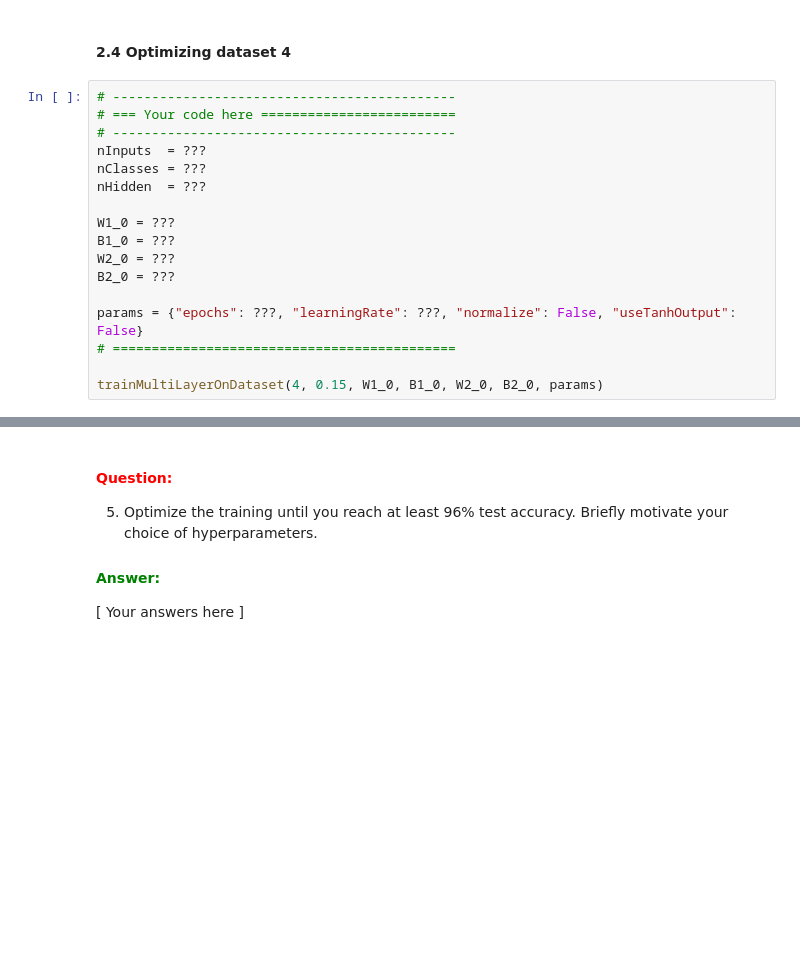
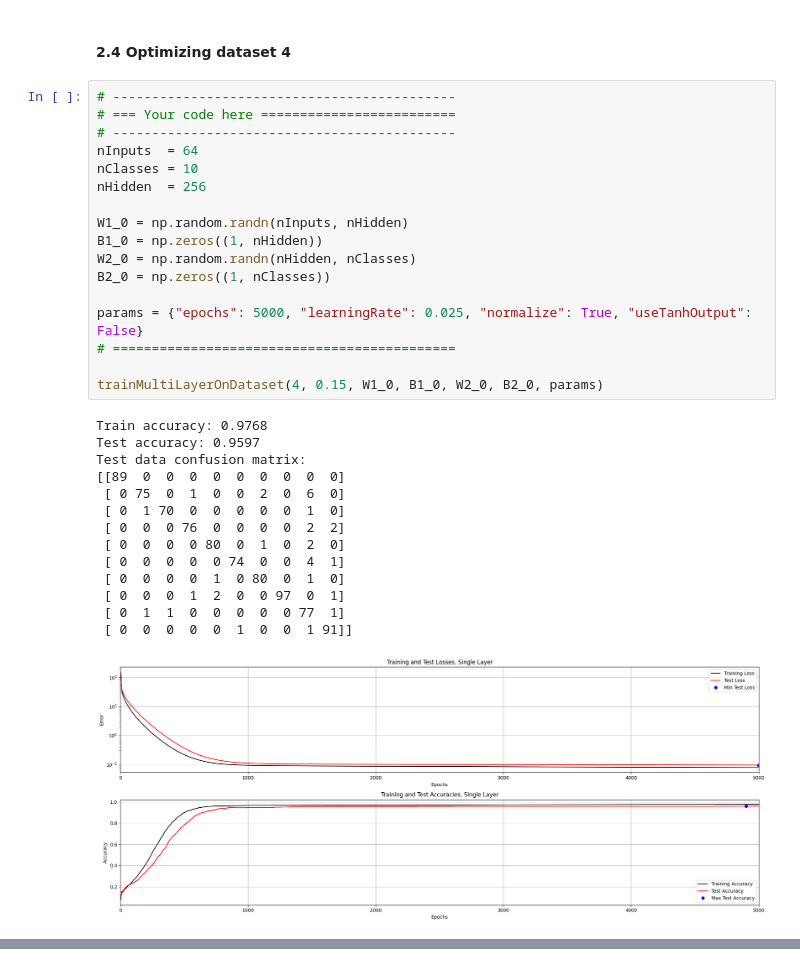
Before and after one commit to PranavC225/732A82_Deep_Learning, a Jupyter notebook: 1_Back_propagation/MultiLayer.ipynb, the cells around one changed output, grey strips where cells are left out. Drawn from its saved outputs; the diff is of its cells as text; blank space fills up the shorter version.

```diff
--- a/1_Back_propagation/MultiLayer.ipynb
+++ b/1_Back_propagation/MultiLayer.ipynb
@@ -432,17 +457,32 @@ trainMultiLayerOnDataset(3, 0.15, W1_0, B1_0, W2_0, B2_0, params)
 # %%
 # --------------------------------------------
 # === Your code here =========================
 # --------------------------------------------
-nInputs  = ???
-nClasses = ???
-nHidden  = ???
+nInputs  = 64
+nClasses = 10
+nHidden  = 256
 
-W1_0 = ???
-B1_0 = ???
-W2_0 = ???
-B2_0 = ???
+W1_0 = np.random.randn(nInputs, nHidden)
+B1_0 = np.zeros((1, nHidden))
+W2_0 = np.random.randn(nHidden, nClasses)
+B2_0 = np.zeros((1, nClasses))
 
-params = {"epochs": ???, "learningRate": ???, "normalize": False, "useTanhOutput": False}
+params = {"epochs": 5000, "learningRate": 0.025, "normalize": True, "useTanhOutput": False}
 # ============================================
 
 trainMultiLayerOnDataset(4, 0.15, W1_0, B1_0, W2_0, B2_0, params)
+# %% [output]
+Train accuracy: 0.9768
+Test accuracy: 0.9597
+Test data confusion matrix:
+[[89  0  0  0  0  0  0  0  0  0]
+ [ 0 75  0  1  0  0  2  0  6  0]
+ [ 0  1 70  0  0  0  0  0  1  0]
+ [ 0  0  0 76  0  0  0  0  2  2]
+ [ 0  0  0  0 80  0  1  0  2  0]
+ [ 0  0  0  0  0 74  0  0  4  1]
+ [ 0  0  0  0  1  0 80  0  1  0]
+ [ 0  0  0  1  2  0  0 97  0  1]
+ [ 0  1  1  0  0  0  0  0 77  1]
+ [ 0  0  0  0  0  1  0  0  1 91]]
+[figure, added]
@@ -449,8 +489,0 @@ trainMultiLayerOnDataset(4, 0.15, W1_0, B1_0, W2_0, B2_0, params)
-# %% [markdown]
-#### **<span style="color:red">Question:</span>**
-
-5. Optimize the training until you reach at least 96% test accuracy. Briefly motivate your choice of hyperparameters.
-
-#### **<span style="color:green">Answer:</span>**
-
-\[ Your answers here \]
```
Also changed, not shown: parts of 11 cells of this notebook, 3 other files.
